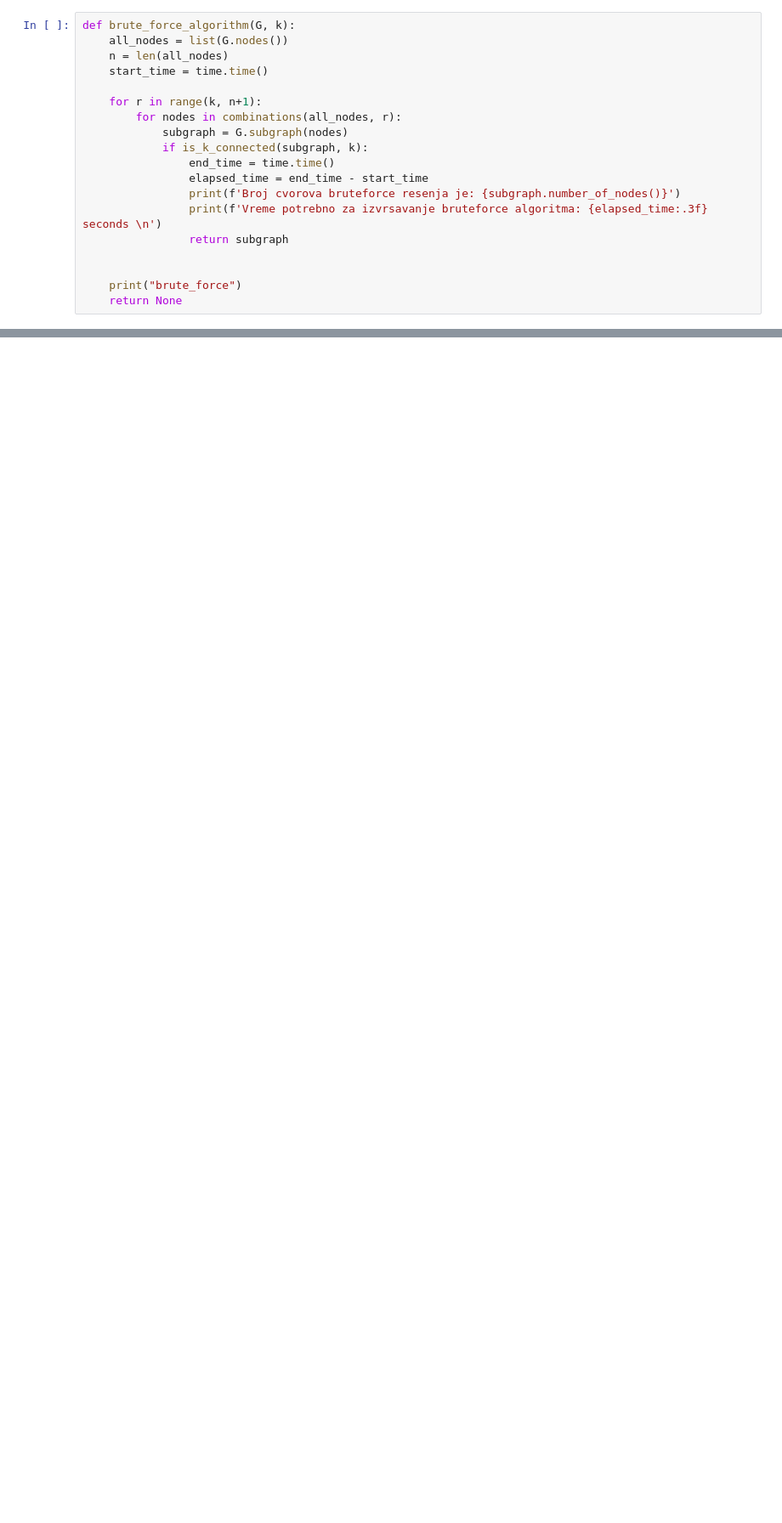
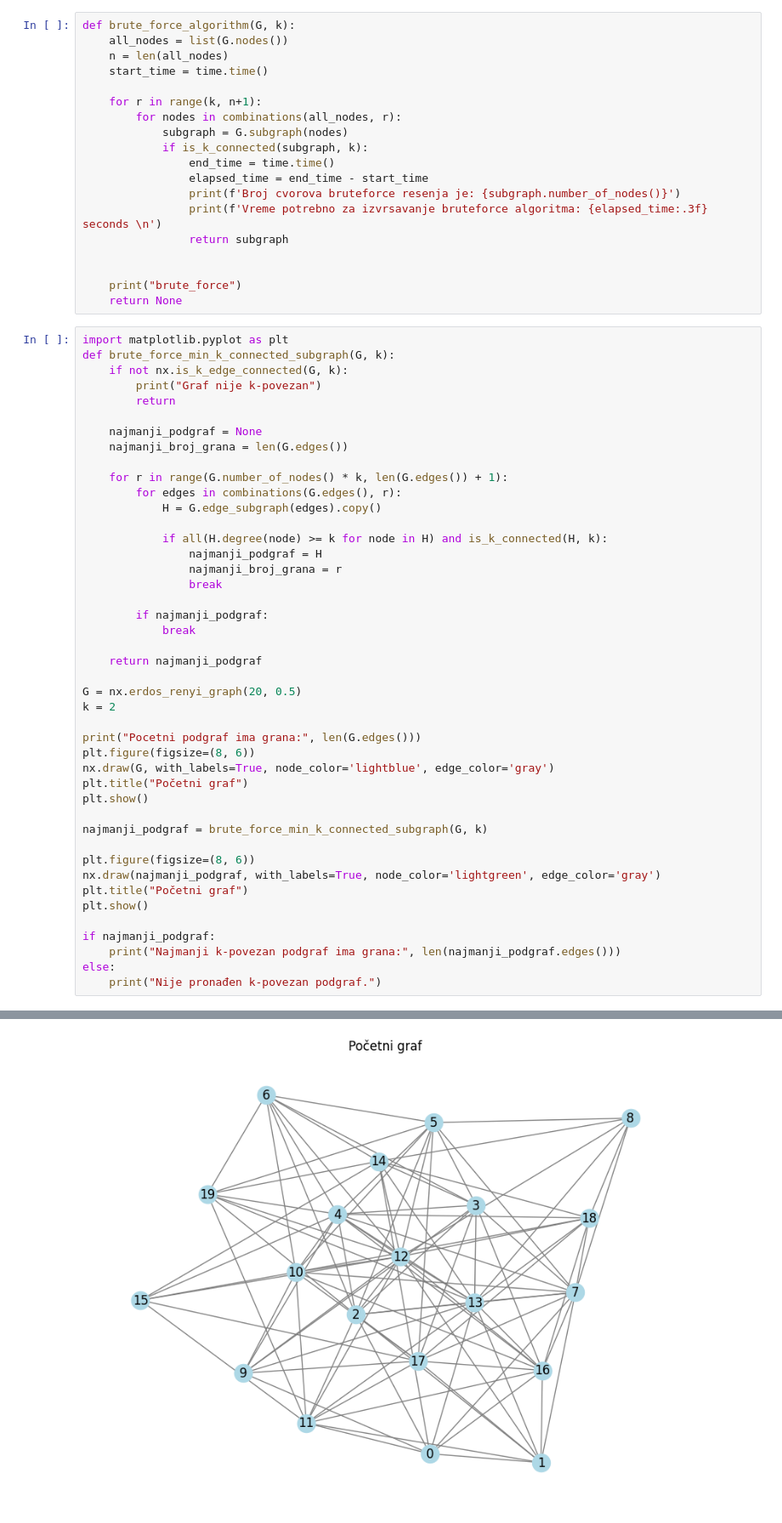
Before and after one commit to dimitrijemarkovic/Intelligent-K-Spanning-Explorer, a Jupyter notebook: algorithms.ipynb, the cells around one changed output, grey strips where cells are left out. Shown: that part at 85% size. Cells and saved outputs as stored; diff of their text form; blank space fills up the shorter version.

Commit message:
Iplementiran i testiran je brute force algoritam

```diff
--- a/algorithms.ipynb
+++ b/algorithms.ipynb
@@ -136,3 +136,48 @@ def brute_force_algorithm(G, k):
 
     print("brute_force")
     return None
+# %%
+import matplotlib.pyplot as plt
+def brute_force_min_k_connected_subgraph(G, k):
+    if not nx.is_k_edge_connected(G, k):
+        print("Graf nije k-povezan")
+        return
+
+    najmanji_podgraf = None
+    najmanji_broj_grana = len(G.edges())
+
+    for r in range(G.number_of_nodes() * k, len(G.edges()) + 1):
+        for edges in combinations(G.edges(), r):
+            H = G.edge_subgraph(edges).copy()
+
+            if all(H.degree(node) >= k for node in H) and is_k_connected(H, k):
+                najmanji_podgraf = H
+                najmanji_broj_grana = r
+                break
+
+        if najmanji_podgraf:
+            break
+
+    return najmanji_podgraf
+
+G = nx.erdos_renyi_graph(20, 0.5)
+k = 2
+
+print("Pocetni podgraf ima grana:", len(G.edges()))
+plt.figure(figsize=(8, 6))
+nx.draw(G, with_labels=True, node_color='lightblue', edge_color='gray')
+plt.title("Početni graf")
+plt.show()
+
+najmanji_podgraf = brute_force_min_k_connected_subgraph(G, k)
+
+plt.figure(figsize=(8, 6))
+nx.draw(najmanji_podgraf, with_labels=True, node_color='lightgreen', edge_color='gray')
+plt.title("Početni graf")
+plt.show()
+
+if najmanji_podgraf:
+    print("Najmanji k-povezan podgraf ima grana:", len(najmanji_podgraf.edges()))
+else:
+    print("Nije pronađen k-povezan podgraf.")
+# %% [output]
@@ -138,0 +185 @@ def brute_force_algorithm(G, k):
+[figure, added]
```
Also changed, not shown: parts of 1 cell of this notebook.
